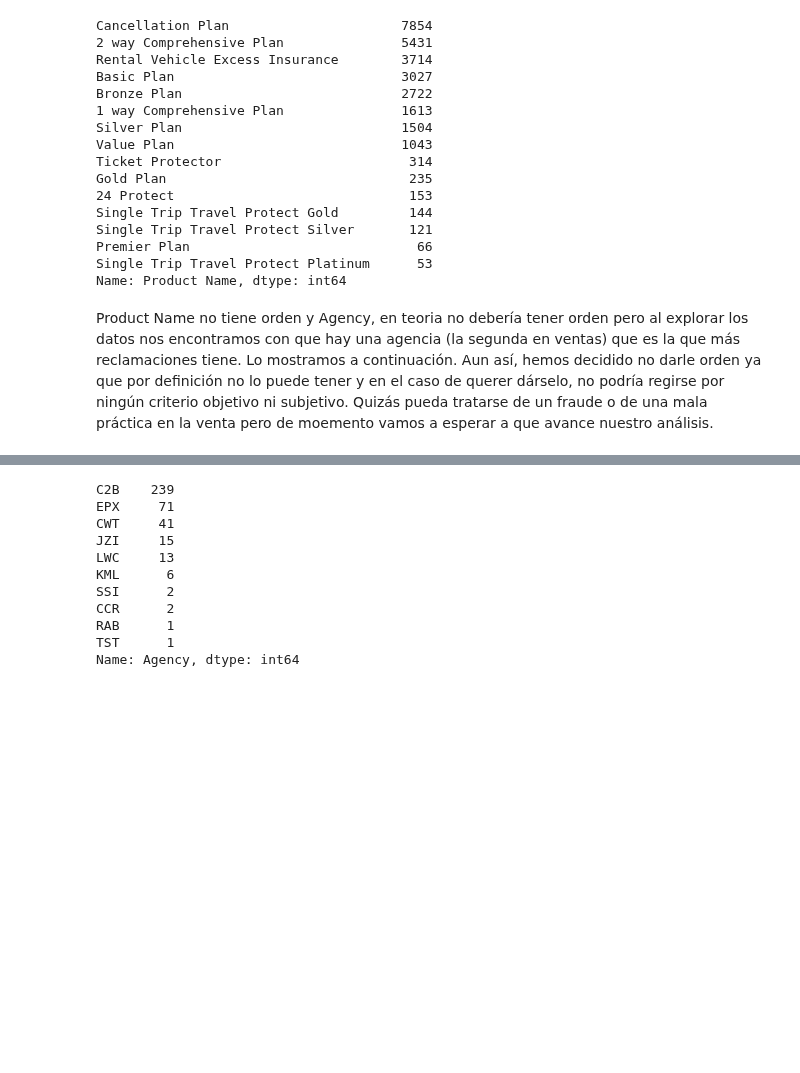
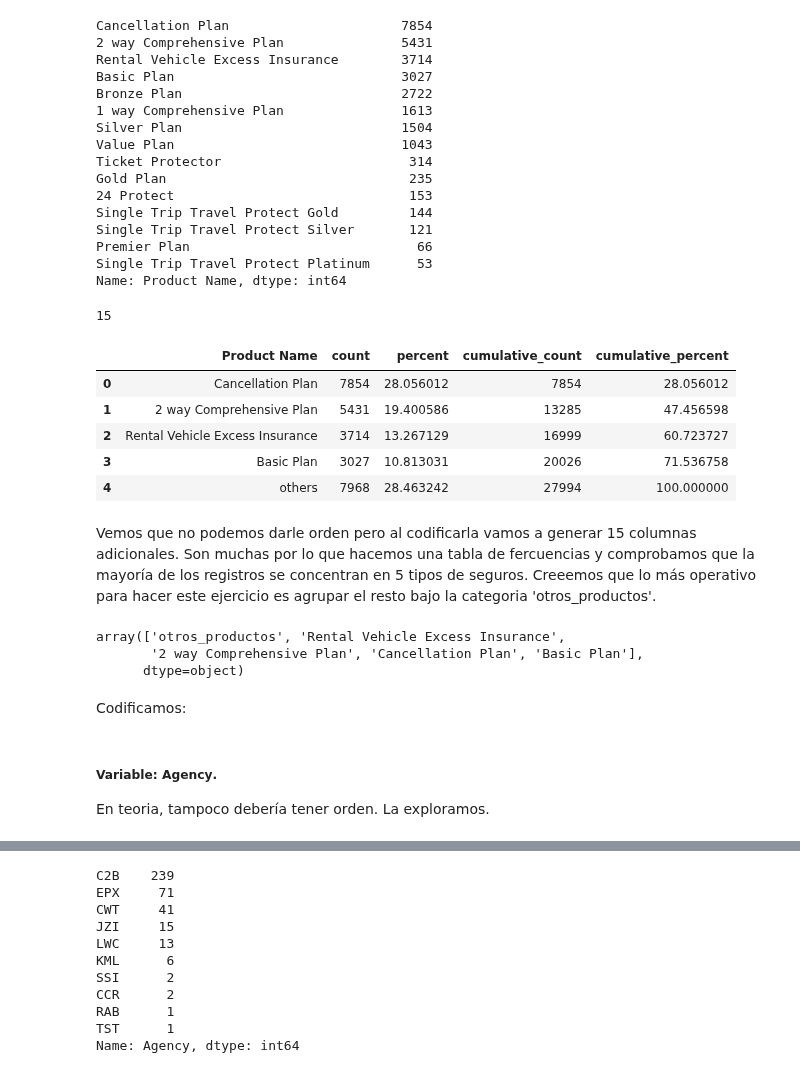
Before and after one commit to Adalab/DA-promoC-modulo3-sprint1-IreneMarta, a Jupyter notebook: regresion logistica/2.Preprocesado.ipynb, the cells around one changed output, grey strips where cells are left out. Saved outputs shown, nothing was run; the diff lists cells and outputs as text; code cells hidden in the pictures; blank space fills up the shorter version.

```diff
--- a/regresion logistica/2.Preprocesado.ipynb
+++ b/regresion logistica/2.Preprocesado.ipynb
@@ -106,5 +104,20 @@ Single Trip Travel Protect Silver       121
 Premier Plan                             66
 Single Trip Travel Protect Platinum      53
 Name: Product Name, dtype: int64
-# %% [markdown]
-Product Name no tiene orden y Agency, en teoria no debería tener orden pero al explorar los datos nos encontramos con que hay una agencia (la segunda en ventas) que es la que más reclamaciones tiene. Lo mostramos a continuación. Aun así, hemos decidido no darle orden ya que por definición no lo puede tener y en el caso de querer dárselo, no podría regirse por ningún criterio objetivo ni subjetivo. Quizás pueda tratarse de un fraude o de una mala práctica en la venta pero de moemento vamos a esperar a que avance nuestro análisis.
+# %%
+len(df['Product Name'].unique())
+# %% [output]
+15
+# %%
+producto = df.stb.freq (['Product Name'], thresh=80 )
+# %%
+producto
+# %% [output]
+|  | Product Name | count | percent | cumulative_count | cumulative_percent |
+| 0 | Cancellation Plan | 7854 | 28.056012 | 7854 | 28.056012 |
+| 1 | 2 way Comprehensive Plan | 5431 | 19.400586 | 13285 | 47.456598 |
+| 2 | Rental Vehicle Excess Insurance | 3714 | 13.267129 | 16999 | 60.723727 |
+| 3 | Basic Plan | 3027 | 10.813031 | 20026 | 71.536758 |
+| 4 | others | 7968 | 28.463242 | 27994 | 100.000000 |
+# %% [markdown]
+Vemos que no podemos darle orden pero al codificarla vamos a generar 15 columnas adicionales. Son muchas por lo que hacemos una tabla de fercuencias y comprobamos que la mayoría de los registros se concentran en 5 tipos de seguros. Creeemos que lo más operativo para hacer este ejercicio es agrupar el resto bajo la categoria 'otros_productos'.
@@ -110,0 +128,8 @@ Product Name no tiene orden y Agency, en teoria no debería tener orden pero al
+# %%
+df['Product Name'].unique()
+# %% [output]
+array(['otros_productos', 'Rental Vehicle Excess Insurance',
+       '2 way Comprehensive Plan', 'Cancellation Plan', 'Basic Plan'],
+      dtype=object)
+# %% [markdown]
+Codificamos:
@@ -110,0 +142,3 @@ Product Name no tiene orden y Agency, en teoria no debería tener orden pero al
+# %% [markdown]
+##### Variable: **Agency**.
+En teoria, tampoco debería tener orden. La exploramos.
```
Also changed, not shown: parts of 69 cells of this notebook, 4 other files.
